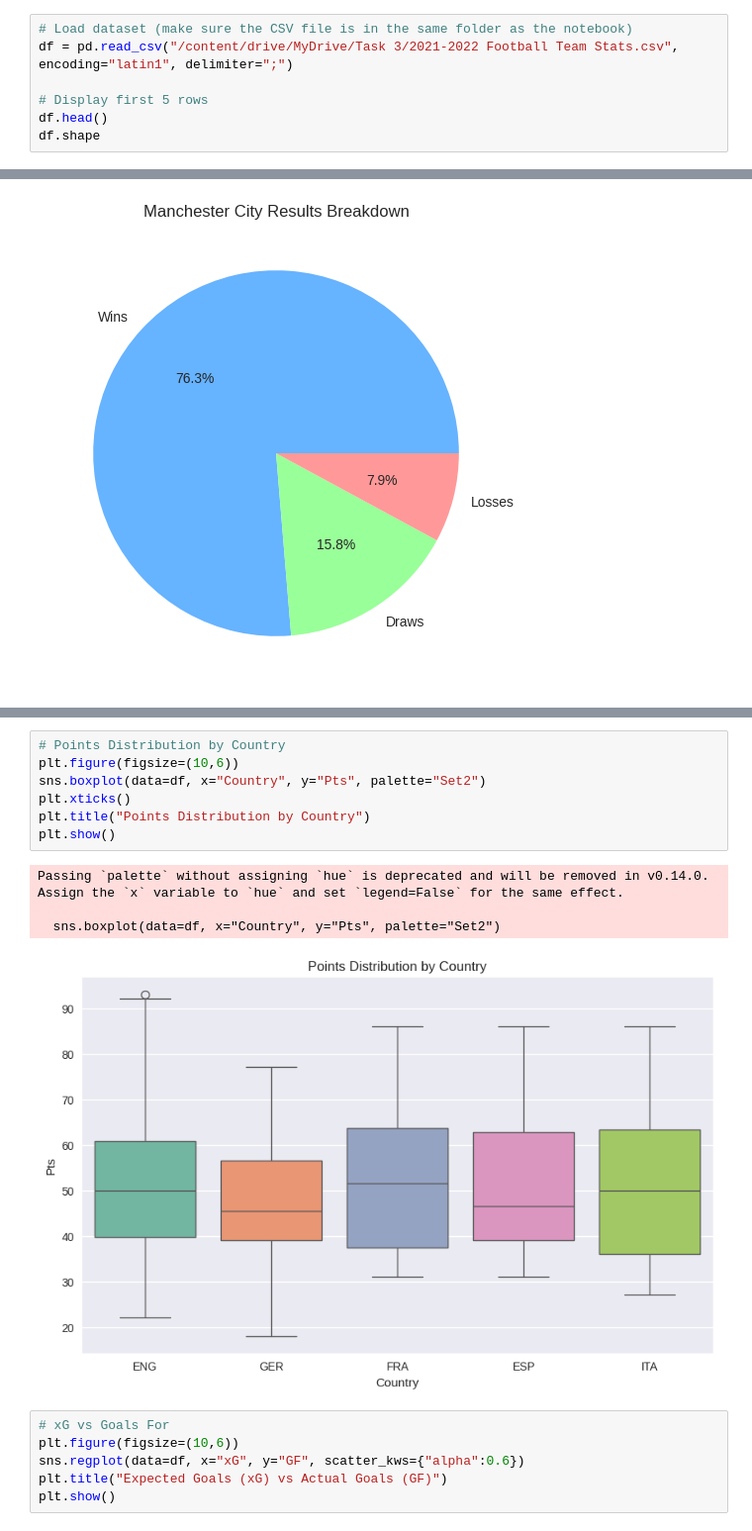
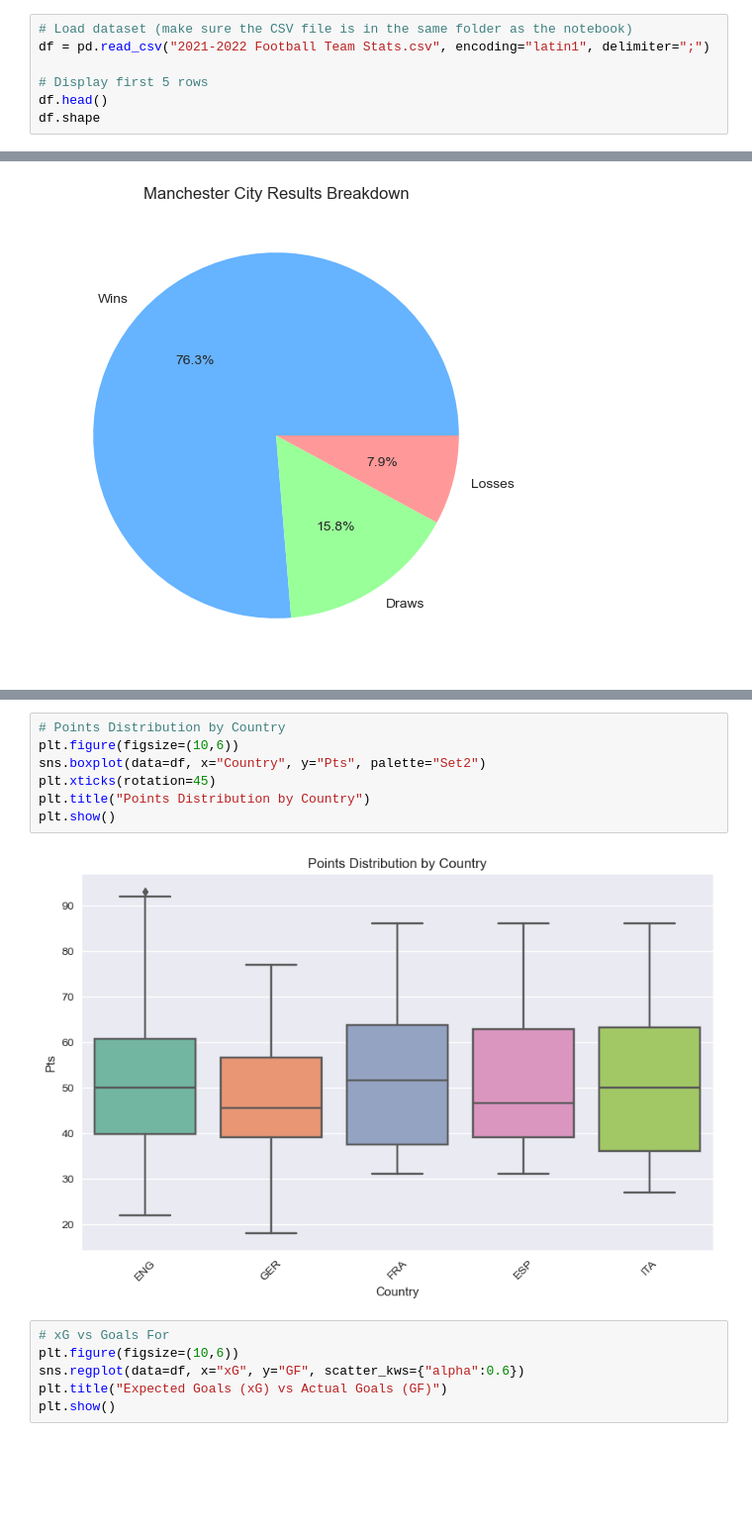
Before and after one commit to Saqlain-Shaikh15/football-stats-visualization, a Jupyter notebook: Football_analysis.ipynb, the cells around one changed output, grey strips where cells are left out. Shown: that part at 99% size. Drawn from its saved outputs; the diff is of its cells as text; blank space fills up the shorter version.

```diff
--- a/Football_analysis.ipynb
+++ b/Football_analysis.ipynb
@@ -12,7 +7,7 @@ import seaborn as sns
 plt.style.use("seaborn-v0_8")
 # %%
 # Load dataset (make sure the CSV file is in the same folder as the notebook)
-df = pd.read_csv("/content/drive/MyDrive/Task 3/2021-2022 Football Team Stats.csv", encoding="latin1", delimiter=";")
+df = pd.read_csv("2021-2022 Football Team Stats.csv", encoding="latin1", delimiter=";")
 
 # Display first 5 rows
 df.head()
@@ -115,15 +103,12 @@ Passing `palette` without assigning `hue` is deprecated and will be removed in v
 # %%
 # Points Distribution by Country
 plt.figure(figsize=(10,6))
 sns.boxplot(data=df, x="Country", y="Pts", palette="Set2")
-plt.xticks()
+plt.xticks(rotation=45)
 plt.title("Points Distribution by Country")
 plt.show()
 # %% [output]
-Passing `palette` without assigning `hue` is deprecated and will be removed in v0.14.0. Assign the `x` variable to `hue` and set `legend=False` for the same effect.
-
-  sns.boxplot(data=df, x="Country", y="Pts", palette="Set2")
-[figure, old version]
+[figure, new version]
 # %%
 # xG vs Goals For
 plt.figure(figsize=(10,6))
```
Also changed, not shown: parts of 7 cells of this notebook.
